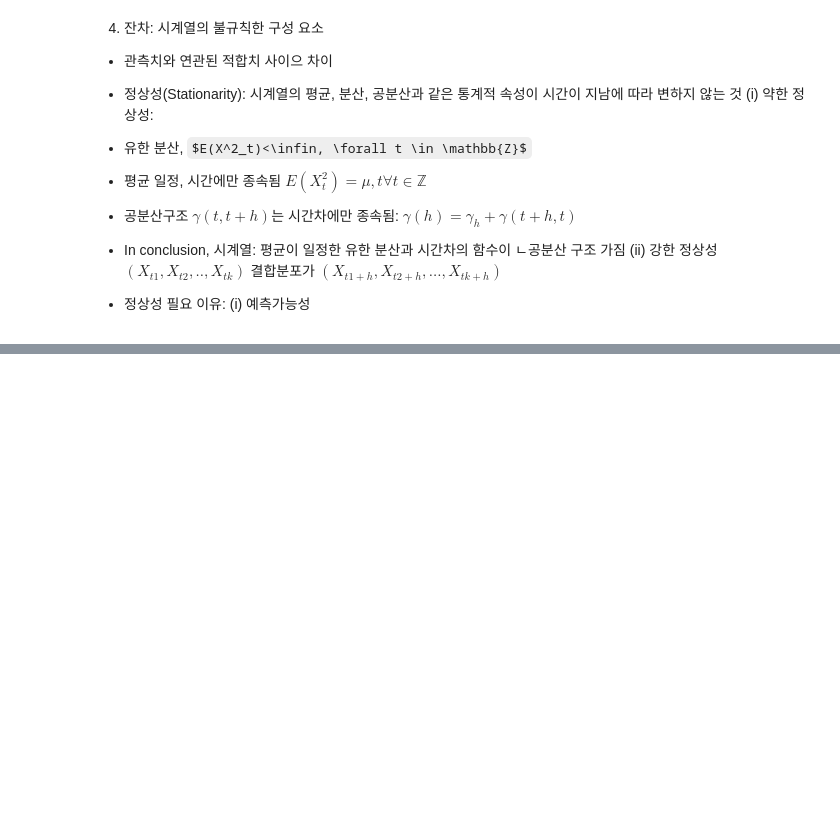
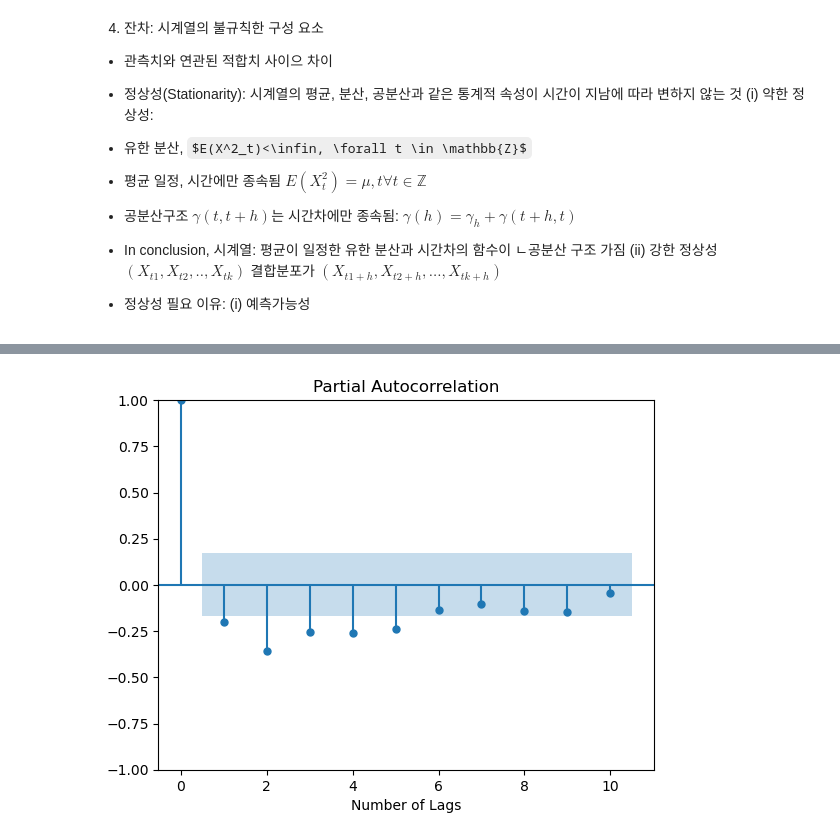
Before and after one commit to serah6057-beep/ML-For-Risk-Management, a Jupyter notebook: Ch2.ipynb, the cells around one changed output, grey strips where cells are left out. Cells and saved outputs as stored; diff of their text form; code cells hidden in the pictures; some formulas as TeX source; blank space fills up the shorter version.

```diff
--- a/Ch2.ipynb
+++ b/Ch2.ipynb
@@ -88,0 +167,6 @@ $(X_{t1},X_{t2},..,X_{tk})$ 결합분포가 $(X_{t1+h},X_{t2+h},...,X_{tk+h})$
+# %%
+sm.graphics.tsa.plot_pacf(deseason_energy,lags=10)
+plt.xlabel('Number of Lags')
+plt.show()
+# %% [output]
+[figure, added]
```
Also changed, not shown: parts of 39 cells of this notebook, 1 other file.
